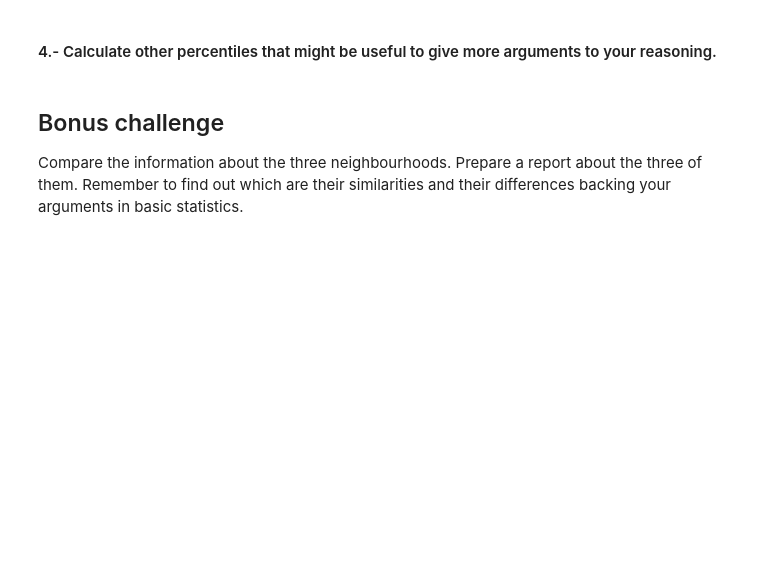
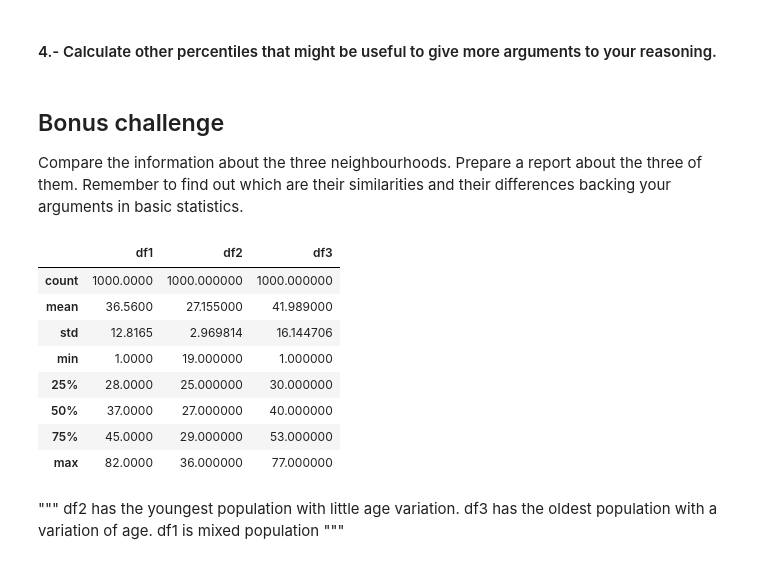
Before and after one commit to MarioJanus/IronLabs, a Jupyter notebook: Module2/Lab_4_Descriptive-Statistics/main.ipynb, the cells around one changed output. Drawn from its saved outputs; the diff is of its cells as text; code cells hidden in the pictures; blank space fills up the shorter version.

```diff
--- a/Module2/Lab_4_Descriptive-Statistics/main.ipynb
+++ b/Module2/Lab_4_Descriptive-Statistics/main.ipynb
@@ -202,9 +250,9 @@ yes values are coles to the guessed one
 # %% [markdown]
 #### 3.- Now read the file `ages_population2.csv` . Calculate the frequency distribution and plot it.
 # %%
-df=pd.read_csv(r"C:\Users\Mario\Documents\Labs\Module2\Lab_4_Descriptive-Statistics\ages_population2.csv")
-#plt.hist(df['observation'])
-plt.plot(roll_distr(df['observation']))
+ages_population_2=pd.read_csv(r"C:\Users\Mario\Documents\Labs\Module2\Lab_4_Descriptive-Statistics\ages_population2.csv")
+plt.hist(ages_population_2['observation'])
+plt.plot(roll_distr(ages_population_2['observation']))
 # %% [output]
 [<matplotlib.lines.Line2D at 0x...>]
 [figure]
@@ -275,0 +336,21 @@ your comments here
+# %%
+sumamry_df = pd.concat([ages_population['observation'],
+                        ages_population_2['observation'],
+                        ages_population_3['observation']],
+                        axis=1, keys=['df1', 'df2', 'df3'])
+sumamry_df.describe()
+# %% [output]
+|  | df1 | df2 | df3 |
+| count | 1000.0000 | 1000.000000 | 1000.000000 |
+| mean | 36.5600 | 27.155000 | 41.989000 |
+| std | 12.8165 | 2.969814 | 16.144706 |
+| min | 1.0000 | 19.000000 | 1.000000 |
+| 25% | 28.0000 | 25.000000 | 30.000000 |
+| 50% | 37.0000 | 27.000000 | 40.000000 |
+| 75% | 45.0000 | 29.000000 | 53.000000 |
+| max | 82.0000 | 36.000000 | 77.000000 |
+# %% [markdown]
+"""
+df2 has the youngest population with little age variation. df3 has the oldest population with a variation of age.
+df1 is mixed population
+"""
```
Also changed, not shown: parts of 27 cells of this notebook, 43 other files.
